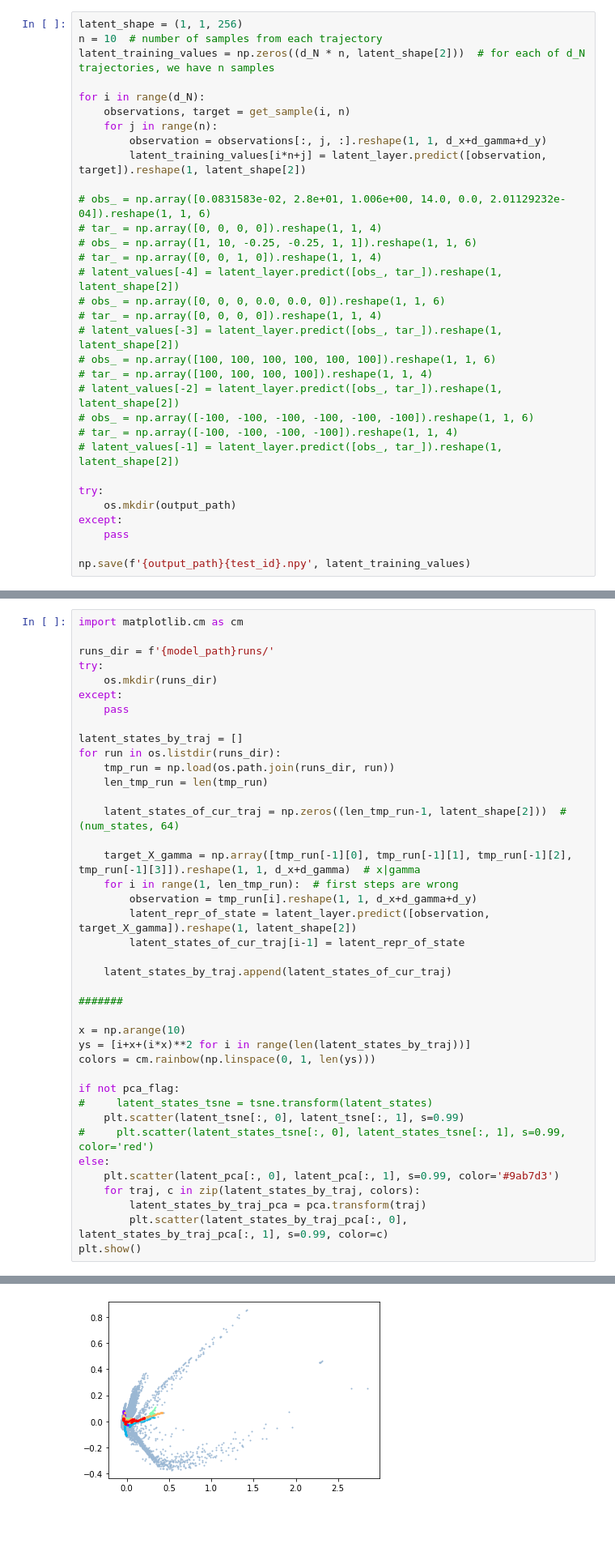
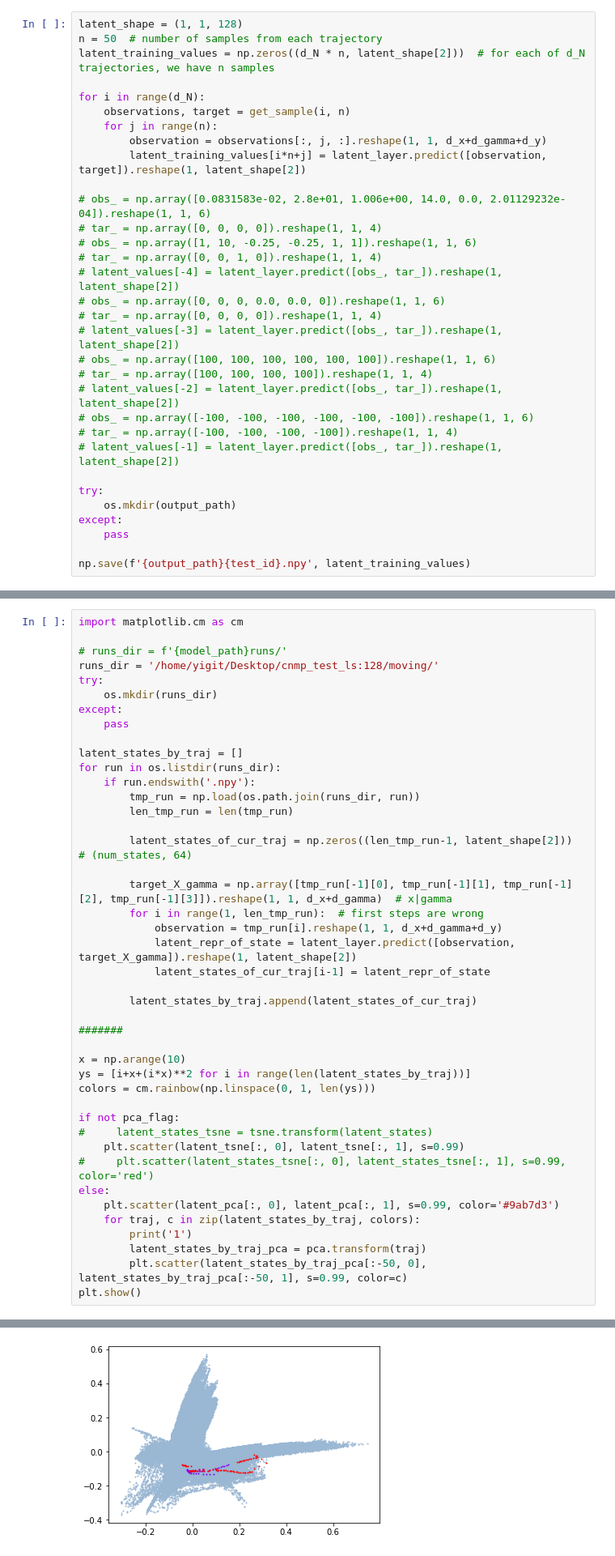
Before and after one commit to yildirimyigit/cnmp, a Jupyter notebook: cnmp_dim_reduction_on_latent.ipynb, the cells around one changed output, grey strips where cells are left out. Shown at 81% size. Cells and saved outputs as stored; diff of their text form; blank space fills up the shorter version.

```diff
--- a/cnmp_dim_reduction_on_latent.ipynb
+++ b/cnmp_dim_reduction_on_latent.ipynb
@@ -98,8 +98,8 @@ print(b.shape)
 (1, 2, 6)
 (1, 1, 4)
 # %%
-latent_shape = (1, 1, 256)
-n = 10  # number of samples from each trajectory
+latent_shape = (1, 1, 128)
+n = 50  # number of samples from each trajectory
 latent_training_values = np.zeros((d_N * n, latent_shape[2]))  # for each of d_N trajectories, we have n samples
 
 for i in range(d_N):
@@ -158,7 +158,8 @@ plt.show()
 # %%
 import matplotlib.cm as cm
 
-runs_dir = f'{model_path}runs/'
+# runs_dir = f'{model_path}runs/'
+runs_dir = '/home/yigit/Desktop/cnmp_test_ls:128/moving/'
 try:
     os.mkdir(runs_dir)
 except:
@@ -166,18 +167,19 @@ except:
 
 latent_states_by_traj = []
 for run in os.listdir(runs_dir):
-    tmp_run = np.load(os.path.join(runs_dir, run))
-    len_tmp_run = len(tmp_run)
+    if run.endswith('.npy'):
+        tmp_run = np.load(os.path.join(runs_dir, run))
+        len_tmp_run = len(tmp_run)
 
-    latent_states_of_cur_traj = np.zeros((len_tmp_run-1, latent_shape[2]))  # (num_states, 64)
+        latent_states_of_cur_traj = np.zeros((len_tmp_run-1, latent_shape[2]))  # (num_states, 64)
 
-    target_X_gamma = np.array([tmp_run[-1][0], tmp_run[-1][1], tmp_run[-1][2], tmp_run[-1][3]]).reshape(1, 1, d_x+d_gamma)  # x|gamma
-    for i in range(1, len_tmp_run):  # first steps are wrong
-        observation = tmp_run[i].reshape(1, 1, d_x+d_gamma+d_y)
-        latent_repr_of_state = latent_layer.predict([observation, target_X_gamma]).reshape(1, latent_shape[2])
-        latent_states_of_cur_traj[i-1] = latent_repr_of_state
+        target_X_gamma = np.array([tmp_run[-1][0], tmp_run[-1][1], tmp_run[-1][2], tmp_run[-1][3]]).reshape(1, 1, d_x+d_gamma)  # x|gamma
+        for i in range(1, len_tmp_run):  # first steps are wrong
+            observation = tmp_run[i].reshape(1, 1, d_x+d_gamma+d_y)
+            latent_repr_of_state = latent_layer.predict([observation, target_X_gamma]).reshape(1, latent_shape[2])
+            latent_states_of_cur_traj[i-1] = latent_repr_of_state
 
-    latent_states_by_traj.append(latent_states_of_cur_traj)
+        latent_states_by_traj.append(latent_states_of_cur_traj)
 
 #######
 
@@ -192,7 +194,8 @@ if not pca_flag:
 else:
     plt.scatter(latent_pca[:, 0], latent_pca[:, 1], s=0.99, color='#9ab7d3')
     for traj, c in zip(latent_states_by_traj, colors):
+        print('1')
         latent_states_by_traj_pca = pca.transform(traj)
-        plt.scatter(latent_states_by_traj_pca[:, 0], latent_states_by_traj_pca[:, 1], s=0.99, color=c)
+        plt.scatter(latent_states_by_traj_pca[:-50, 0], latent_states_by_traj_pca[:-50, 1], s=0.99, color=c)
 plt.show()
 # %% [output]
@@ -199 +204 @@ plt.show()
-[figure, old version]
+[figure, new version]
```
Also changed, not shown: parts of 5 cells of this notebook, 1 other file.
